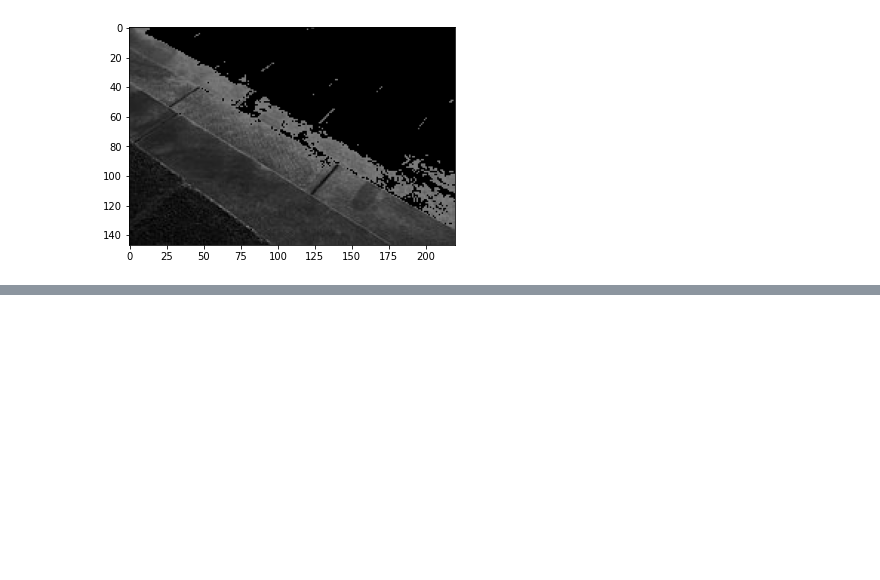
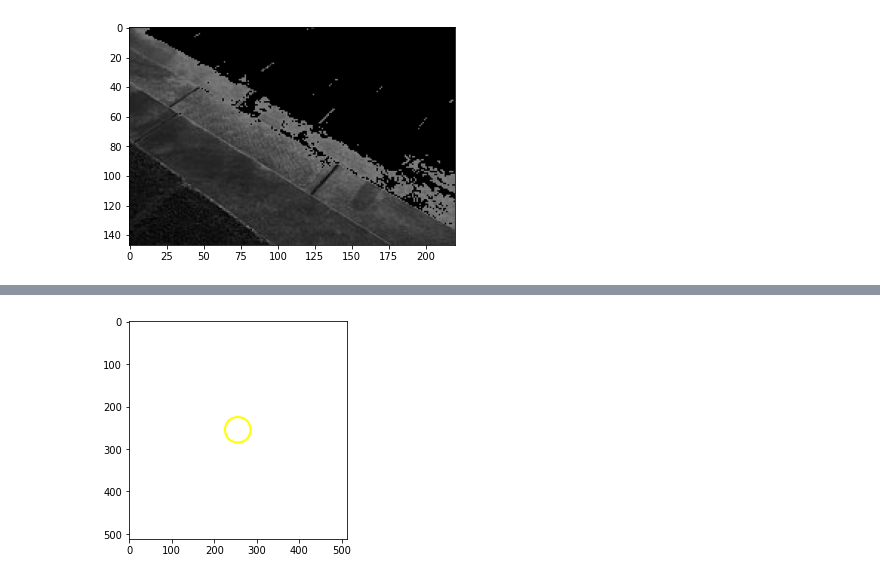
Before and after one commit to hyuntaedo/Data_Analysis, a Jupyter notebook: openCV.ipynb, the cells around one changed output, grey strips where cells are left out. Cells and saved outputs as stored; diff of their text form; code cells hidden in the pictures; blank space fills up the shorter version.

```diff
--- a/openCV.ipynb
+++ b/openCV.ipynb
@@ -297,0 +408,12 @@ for i in images:
+# %%
+import cv2
+import numpy as np
+import matplotlib.pyplot as plt
+
+image = np.full((512,512,3),255,np.uint8)
+image = cv2.circle(image,(255,255),30,(255,255,0),3)
+
+plt.imshow(image)
+plt.show()
+# %% [output]
+[figure, added]
```
Also changed, not shown: parts of 18 cells of this notebook.
